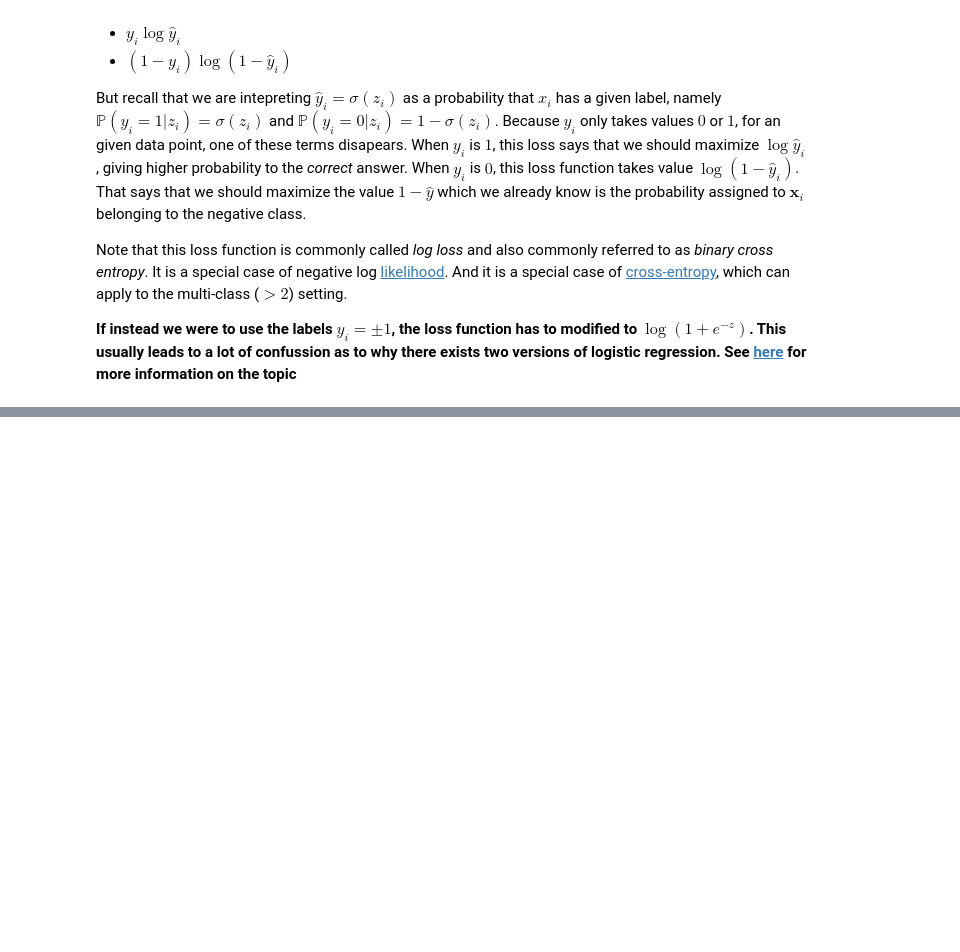
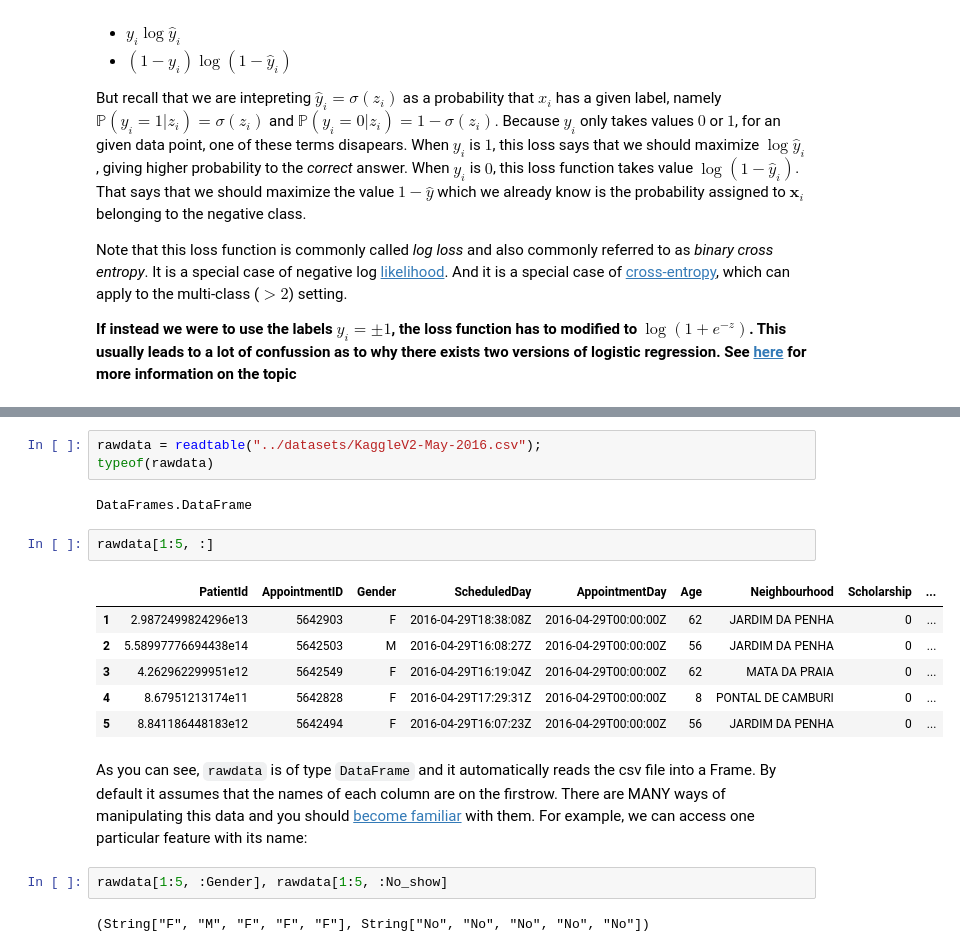
Before and after one commit to KnetML/Knet-the-Julia-dope, a Jupyter notebook: chapter02_supervised-learning/logistic-regression.ipynb, the cells around one changed output, grey strips where cells are left out. Saved outputs shown, nothing was run; the diff lists cells and outputs as text; blank space fills up the shorter version.

```diff
--- a/chapter02_supervised-learning/logistic-regression.ipynb
+++ b/chapter02_supervised-learning/logistic-regression.ipynb
@@ -183,0 +143,20 @@ pwd()
+# %%
+rawdata = readtable("../datasets/KaggleV2-May-2016.csv");
+typeof(rawdata)
+# %% [output]
+DataFrames.DataFrame
+# %%
+rawdata[1:5, :]
+# %% [output]
+|  | PatientId | AppointmentID | Gender | ScheduledDay | AppointmentDay | Age | Neighbourhood | Scholarship | ... |
+| 1 | 2.9872499824296e13 | 5642903 | F | 2016-04-29T18:38:08Z | 2016-04-29T00:00:00Z | 62 | JARDIM DA PENHA | 0 | ... |
+| 2 | 5.58997776694438e14 | 5642503 | M | 2016-04-29T16:08:27Z | 2016-04-29T00:00:00Z | 56 | JARDIM DA PENHA | 0 | ... |
+| 3 | 4.262962299951e12 | 5642549 | F | 2016-04-29T16:19:04Z | 2016-04-29T00:00:00Z | 62 | MATA DA PRAIA | 0 | ... |
+| 4 | 8.67951213174e11 | 5642828 | F | 2016-04-29T17:29:31Z | 2016-04-29T00:00:00Z | 8 | PONTAL DE CAMBURI | 0 | ... |
+| 5 | 8.841186448183e12 | 5642494 | F | 2016-04-29T16:07:23Z | 2016-04-29T00:00:00Z | 56 | JARDIM DA PENHA | 0 | ... |
+# %% [markdown]
+As you can see, `rawdata` is of type `DataFrame` and it automatically reads the csv file into a Frame. By default it assumes that the names of each column are on the firstrow. There are MANY ways of manipulating this data and you should [become familiar](https://en.wikibooks.org/wiki/Introducing_Julia/DataFrames) with them. For example, we can access one particular feature with its name:
+# %%
+rawdata[1:5, :Gender], rawdata[1:5, :No_show]
+# %% [output]
+(String["F", "M", "F", "F", "F"], String["No", "No", "No", "No", "No"])
```
Also changed, not shown: parts of 42 cells of this notebook.
